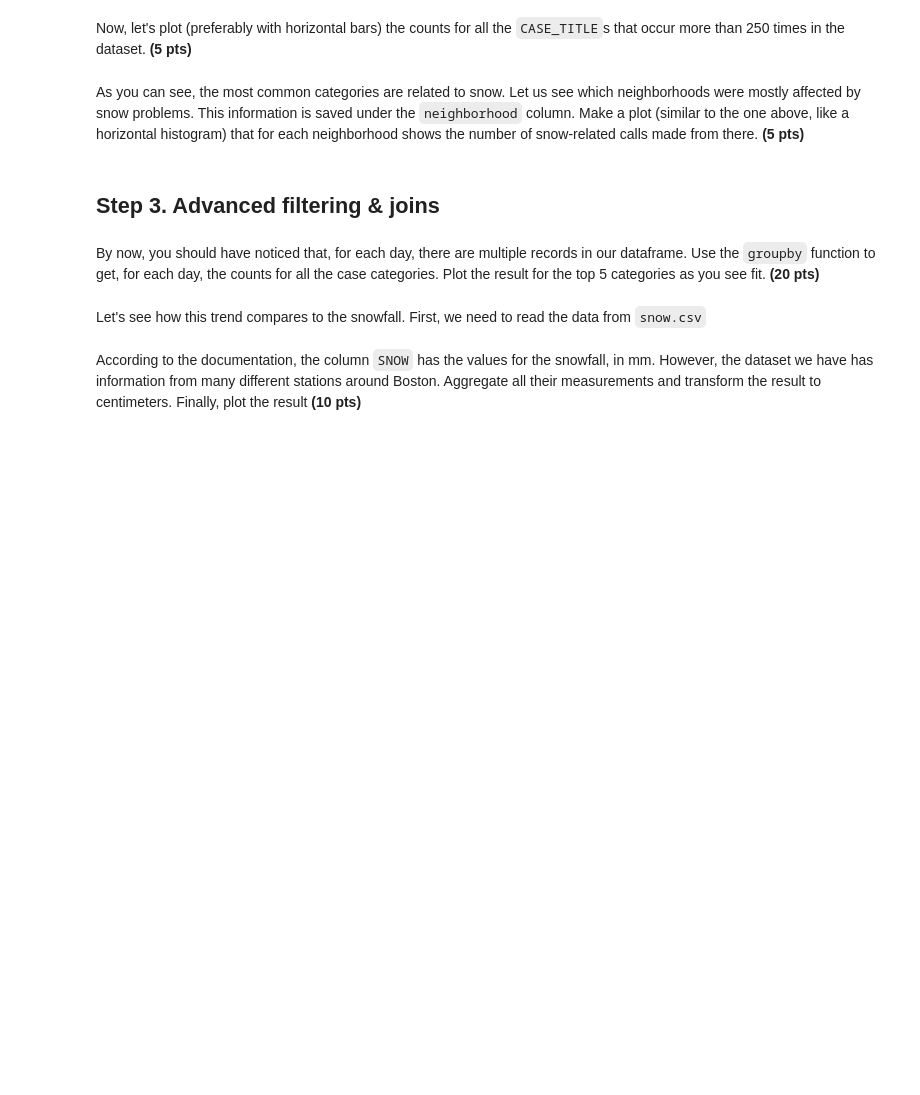
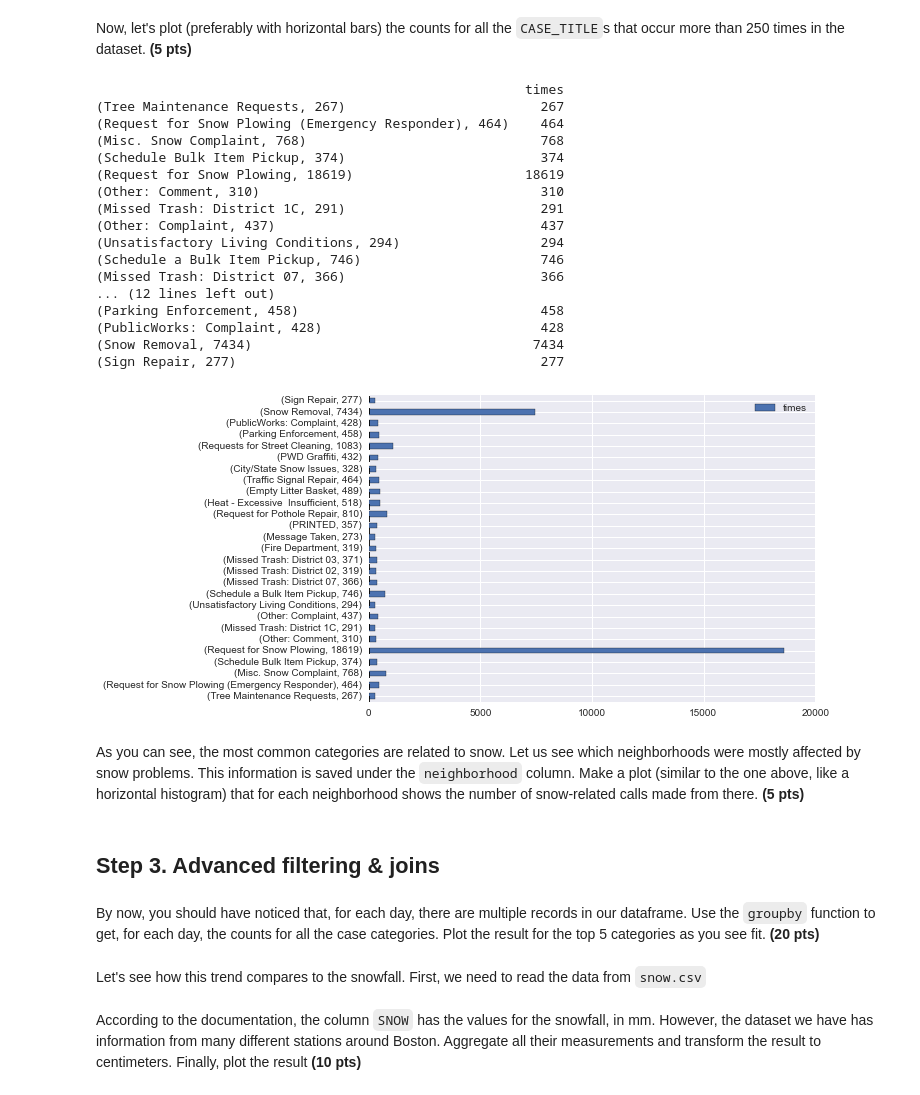
Before and after one commit to benlawson/spring-2015-homeworks, a Jupyter notebook: submissions/homework-2/2.Pandas-in-Boston.ipynb, the cells around one changed output. Cells and saved outputs as stored; diff of their text form; code cells hidden in the pictures; blank space fills up the shorter version.

Commit message:
almost done with the first step 3

```diff
--- a/submissions/homework-2/2.Pandas-in-Boston.ipynb
+++ b/submissions/homework-2/2.Pandas-in-Boston.ipynb
@@ -200,0 +199,11 @@ There's another category which seems interesting, `Heat - Excessive Insufficient
+# %%
+# Print the first 10 rows of the dataset that have CASE_TITLE that have heat in them
+boston.case_title.fillna('none', inplace=True) #I used NONE here because there is no title for the case. This is the most apporiate string to pass in
+#because it describes the data perfectly for the representing a Nan. other strings that might be used "not given" "not applicable"
+limit = 0
+for idx, row in boston.iterrows():
+    if (limit < 10):
+        if (str(row.case_title).startswith("Heat")):
+            print row
+            print "\n"
+            limit = limit + 1
@@ -205,2 +230,30 @@ Now, let's plot (preferably with horizontal bars) the counts for all the `CASE_T
+# %%
+# Plots the high-occuring categories for cases as a horizontal histogram.
+cases={}
+for case_title,case_data in boston.groupby("case_title"):
+    if (case_data.case_title.count() > 250):
+       cases[case_title]=case_data.case_title.count()
+more_than_250 = pd.DataFrame(list(cases.itervalues()),columns=['times'],index=list(cases.iteritems()))
+more_than_250.plot(kind='barh')
+print more_than_250
+# %% [output]
+                                                       times
+(Tree Maintenance Requests, 267)                         267
+(Request for Snow Plowing (Emergency Responder), 464)    464
+(Misc. Snow Complaint, 768)                              768
+(Schedule Bulk Item Pickup, 374)                         374
+(Request for Snow Plowing, 18619)                      18619
+(Other: Comment, 310)                                    310
+(Missed Trash: District 1C, 291)                         291
+(Other: Complaint, 437)                                  437
+(Unsatisfactory Living Conditions, 294)                  294
+(Schedule a Bulk Item Pickup, 746)                       746
+(Missed Trash: District 07, 366)                         366
+... (12 lines left out)
+(Parking Enforcement, 458)                               458
+(PublicWorks: Complaint, 428)                            428
+(Snow Removal, 7434)                                    7434
+(Sign Repair, 277)                                       277
+[figure, added]
 # %% [markdown]
 As you can see, the most common categories are related to snow. Let us see which neighborhoods were mostly affected by snow problems. This information is saved under the `neighborhood` column. Make a plot (similar to the one above, like a horizontal histogram) that for each neighborhood shows the number of snow-related calls made from there. **(5 pts)**
```
Also changed, not shown: parts of 4 cells of this notebook, 3 other files.
